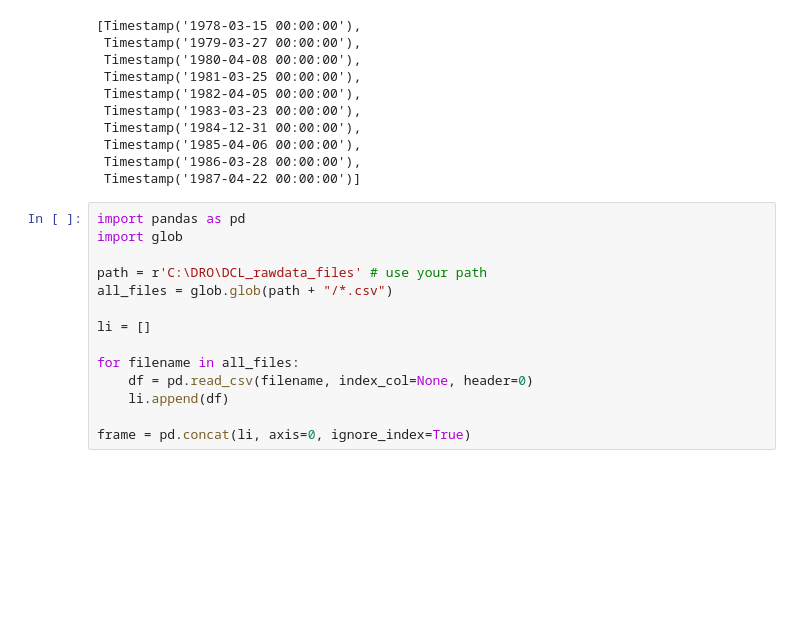
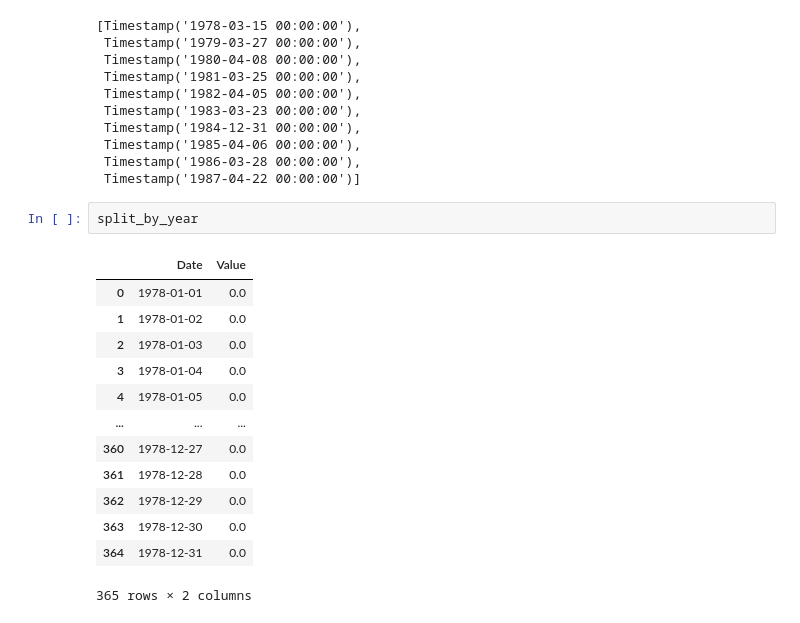
Before and after one commit to dmbrmv/camels_ru, a Jupyter notebook: hydro.ipynb, the cells around one changed output. Saved outputs shown, nothing was run; the diff lists cells and outputs as text; blank space fills up the shorter version.

```diff
--- a/hydro.ipynb
+++ b/hydro.ipynb
@@ -113,17 +297,19 @@ hfd
  Timestamp('1985-04-06 00:00:00'),
  Timestamp('1986-03-28 00:00:00'),
  Timestamp('1987-04-22 00:00:00')]
-# %%
-import pandas as pd
-import glob
-
-path = r'C:\DRO\DCL_rawdata_files' # use your path
-all_files = glob.glob(path + "/*.csv")
-
-li = []
-
-for filename in all_files:
-    df = pd.read_csv(filename, index_col=None, header=0)
-    li.append(df)
-
-frame = pd.concat(li, axis=0, ignore_index=True)
+# %%
+split_by_year
+# %% [output]
+|  | Date | Value |
+| 0 | 1978-01-01 | 0.0 |
+| 1 | 1978-01-02 | 0.0 |
+| 2 | 1978-01-03 | 0.0 |
+| 3 | 1978-01-04 | 0.0 |
+| 4 | 1978-01-05 | 0.0 |
+| ... | ... | ... |
+| 360 | 1978-12-27 | 0.0 |
+| 361 | 1978-12-28 | 0.0 |
+| 362 | 1978-12-29 | 0.0 |
+| 363 | 1978-12-30 | 0.0 |
+| 364 | 1978-12-31 | 0.0 |
+365 rows × 2 columns
```
Also changed, not shown: parts of 15 cells of this notebook, 1 other file.
